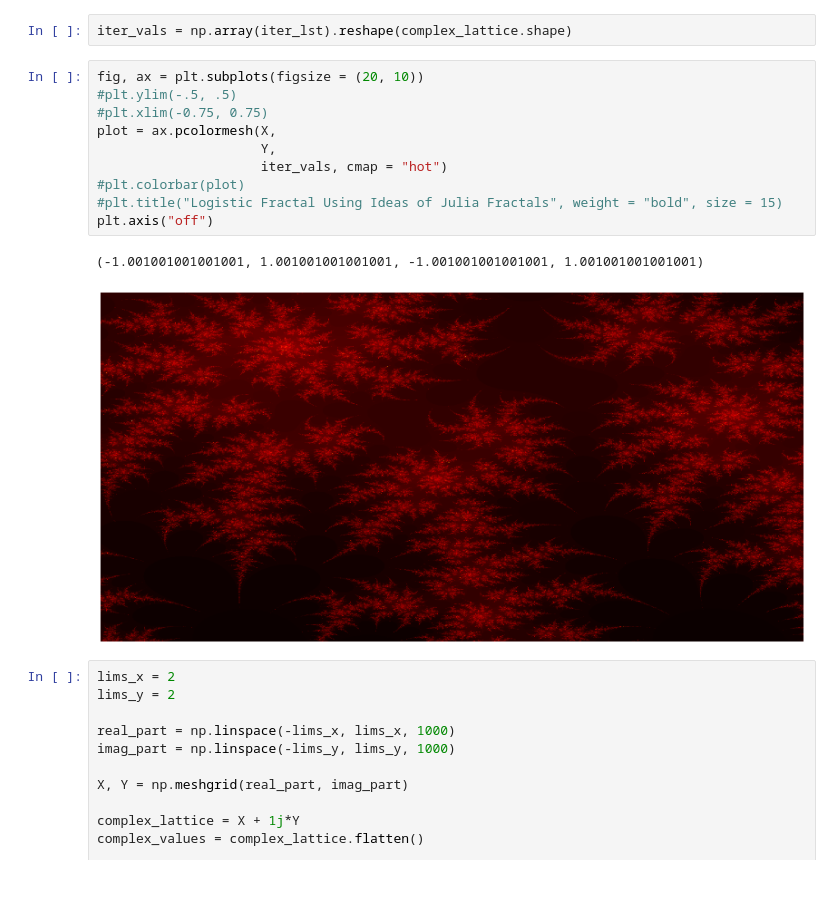
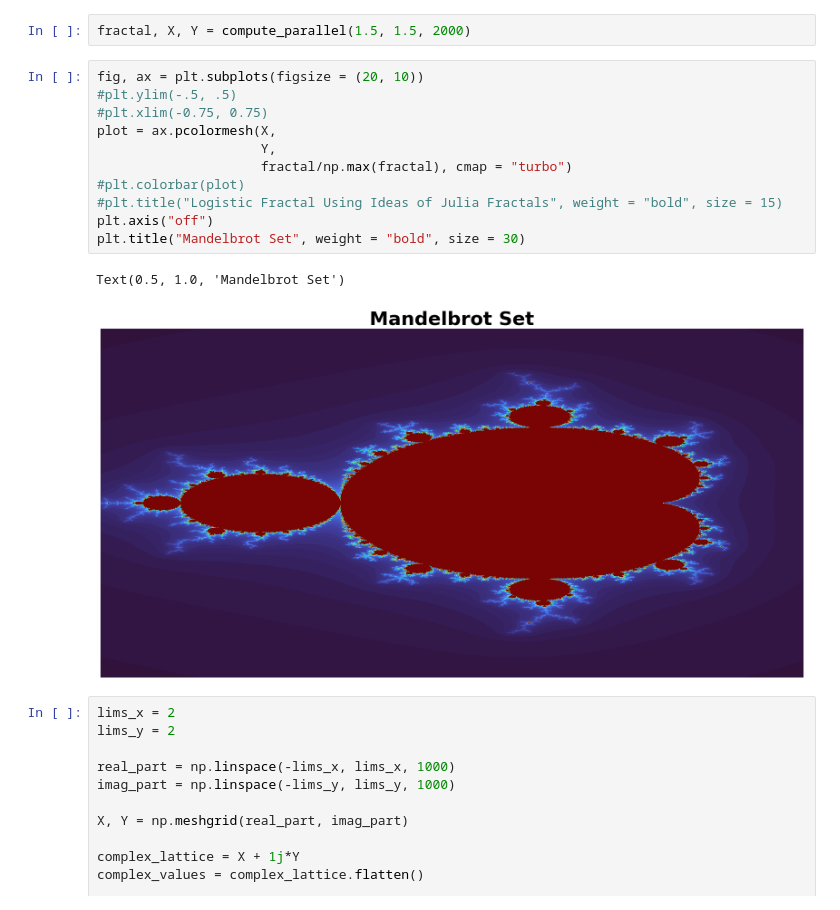
Before and after one commit to john84122/hp_mathematics, a Jupyter notebook: jupyter_notebooks/playful_fractal_notebook.ipynb, the cells around one changed output. Cells and saved outputs as stored; diff of their text form.

```diff
--- a/jupyter_notebooks/playful_fractal_notebook.ipynb
+++ b/jupyter_notebooks/playful_fractal_notebook.ipynb
@@ -41,18 +75,19 @@ pbar.close()
-# %%
-iter_vals = np.array(iter_lst).reshape(complex_lattice.shape)
+# %%
+fractal, X, Y = compute_parallel(1.5, 1.5, 2000)
 # %%
 fig, ax = plt.subplots(figsize = (20, 10))
 #plt.ylim(-.5, .5)
 #plt.xlim(-0.75, 0.75)
 plot = ax.pcolormesh(X,
                      Y,
-                     iter_vals, cmap = "hot")
+                     fractal/np.max(fractal), cmap = "turbo")
 #plt.colorbar(plot)
 #plt.title("Logistic Fractal Using Ideas of Julia Fractals", weight = "bold", size = 15)
 plt.axis("off")
+plt.title("Mandelbrot Set", weight = "bold", size = 30)
 # %% [output]
-(-1.001001001001001, 1.001001001001001, -1.001001001001001, 1.001001001001001)
+Text(0.5, 1.0, 'Mandelbrot Set')
-[figure, old version]
+[figure, new version]
 # %%
 lims_x = 2
 lims_y = 2
```
Also changed, not shown: parts of 3 cells of this notebook, 21 other files.
